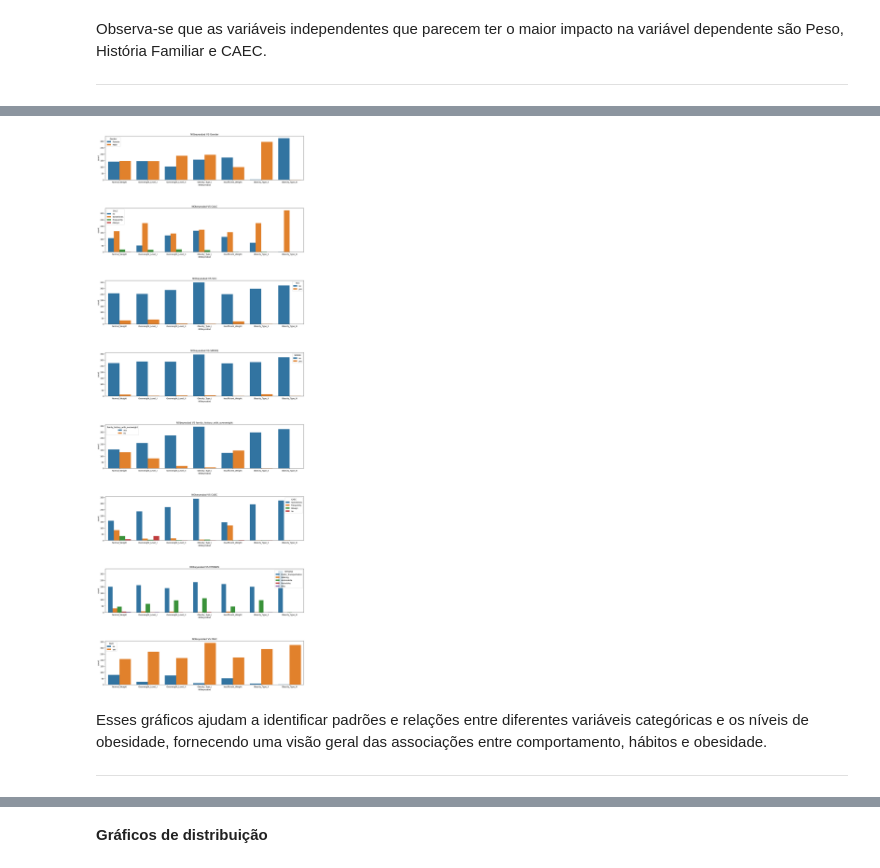
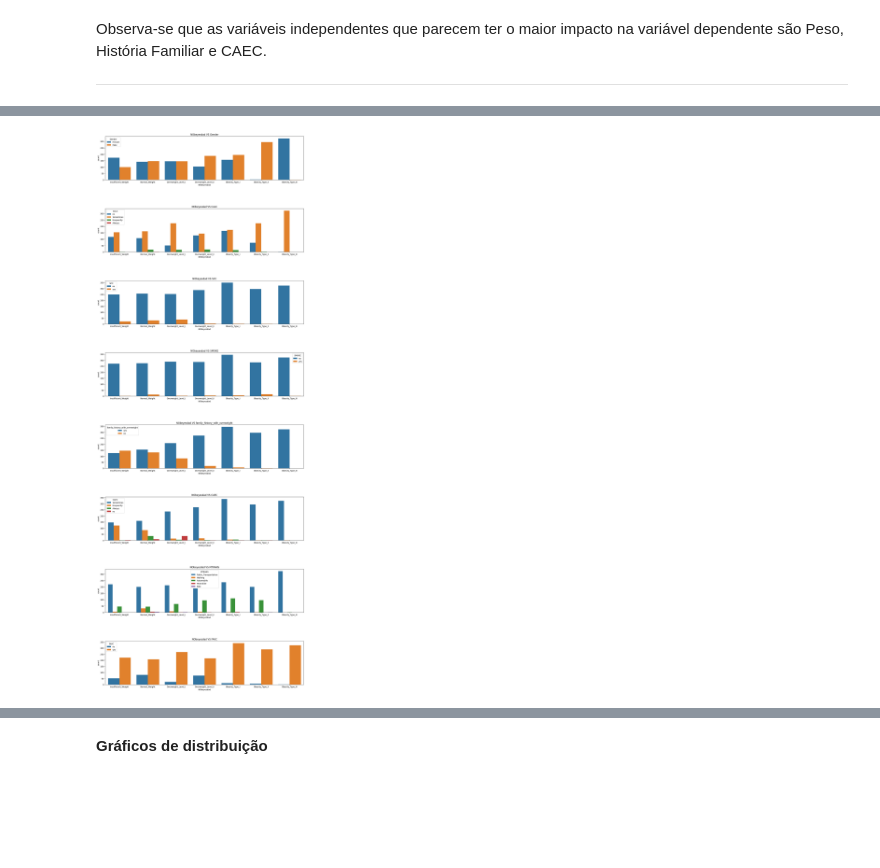
Before and after one commit to atlantico-academy/equipe4-2024.2, a Jupyter notebook: notebooks/01-exploratory_data_analysis-checkout.ipynb, the cells around one changed output, grey strips where cells are left out. Cells and saved outputs as stored; diff of their text form; code cells hidden in the pictures; blank space fills up the shorter version.

```diff
--- a/notebooks/01-exploratory_data_analysis-checkout.ipynb
+++ b/notebooks/01-exploratory_data_analysis-checkout.ipynb
@@ -336,18 +348,22 @@ Esses gráficos mostram que, embora existam algumas diferenças, os padrões ger
 ***
 # %%
+categories_order = [
+    'Insufficient_Weight', 'Normal_Weight', 'Overweight_Level_I',
+    'Overweight_Level_II', 'Obesity_Type_I', 'Obesity_Type_II', 'Obesity_Type_III'
+]
+
+df['NObeyesdad'] = pd.Categorical(df['NObeyesdad'], categories=categories_order, ordered=True)
+
+
 cat_cols = ['Gender', 'CALC', 'SCC', 'SMOKE', 'family_history_with_overweight', 'CAEC', 'MTRANS', 'FAVC']
-fig, ax = plt.subplots(nrows = 8, figsize = (15, 40))
-i = 0
-for col in cat_cols :
-    sns.countplot(df, x = 'NObeyesdad', hue = col, ax = ax[i])
+fig, ax = plt.subplots(nrows=8, figsize=(15, 40))
+
+for i, col in enumerate(cat_cols):
+    sns.countplot(data=df, x='NObeyesdad', hue=col, ax=ax[i])
     ax[i].set_title(f'NObeyesdad VS {col}')
-    i += 1
-fig.tight_layout(h_pad = 10)
-plt.show();
+    ax[i].set_xticklabels(ax[i].get_xticklabels())
+
+fig.tight_layout(h_pad=10)
+plt.show()
 # %% [output]
-[figure, old version]
+[figure, new version]
-# %% [markdown]
-
-Esses gráficos ajudam a identificar padrões e relações entre diferentes variáveis categóricas e os níveis de obesidade, fornecendo uma visão geral das associações entre comportamento, hábitos e obesidade.
-
-***
```
Also changed, not shown: parts of 21 cells of this notebook.
